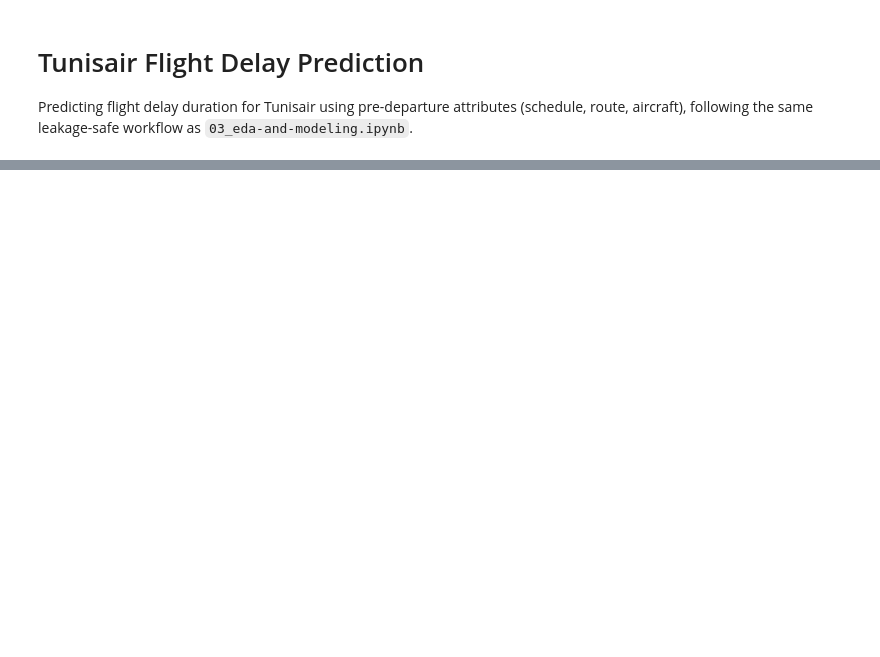
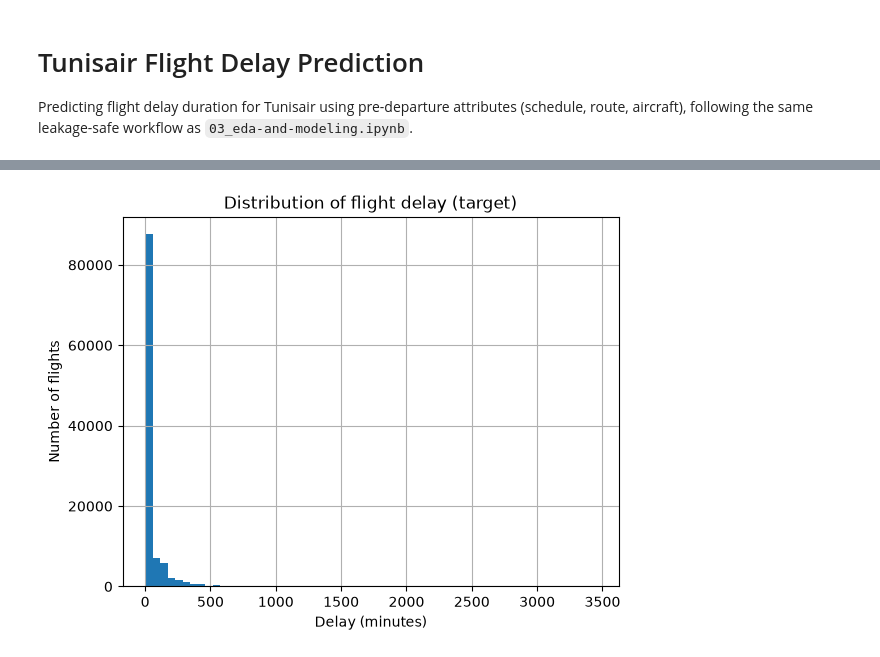
Before and after one commit to AlexDeWilde/0721-ds-ml-project-template, a Jupyter notebook: 04_flight_delay_eda_modeling.ipynb, the cells around one changed output, grey strips where cells are left out. Saved outputs shown, nothing was run; the diff lists cells and outputs as text; code cells hidden in the pictures; blank space fills up the shorter version.

```diff
--- a/04_flight_delay_eda_modeling.ipynb
+++ b/04_flight_delay_eda_modeling.ipynb
@@ -82,0 +166,10 @@ Score the selected model once on the held-out test set and save it with `joblib`
+# %%
+import matplotlib.pyplot as plt
+
+train["target"].hist(bins=60)
+plt.xlabel("Delay (minutes)")
+plt.ylabel("Number of flights")
+plt.title("Distribution of flight delay (target)")
+plt.show()
+# %% [output]
+[figure, added]
```
Also changed, not shown: parts of 95 cells of this notebook, 6 other files.
